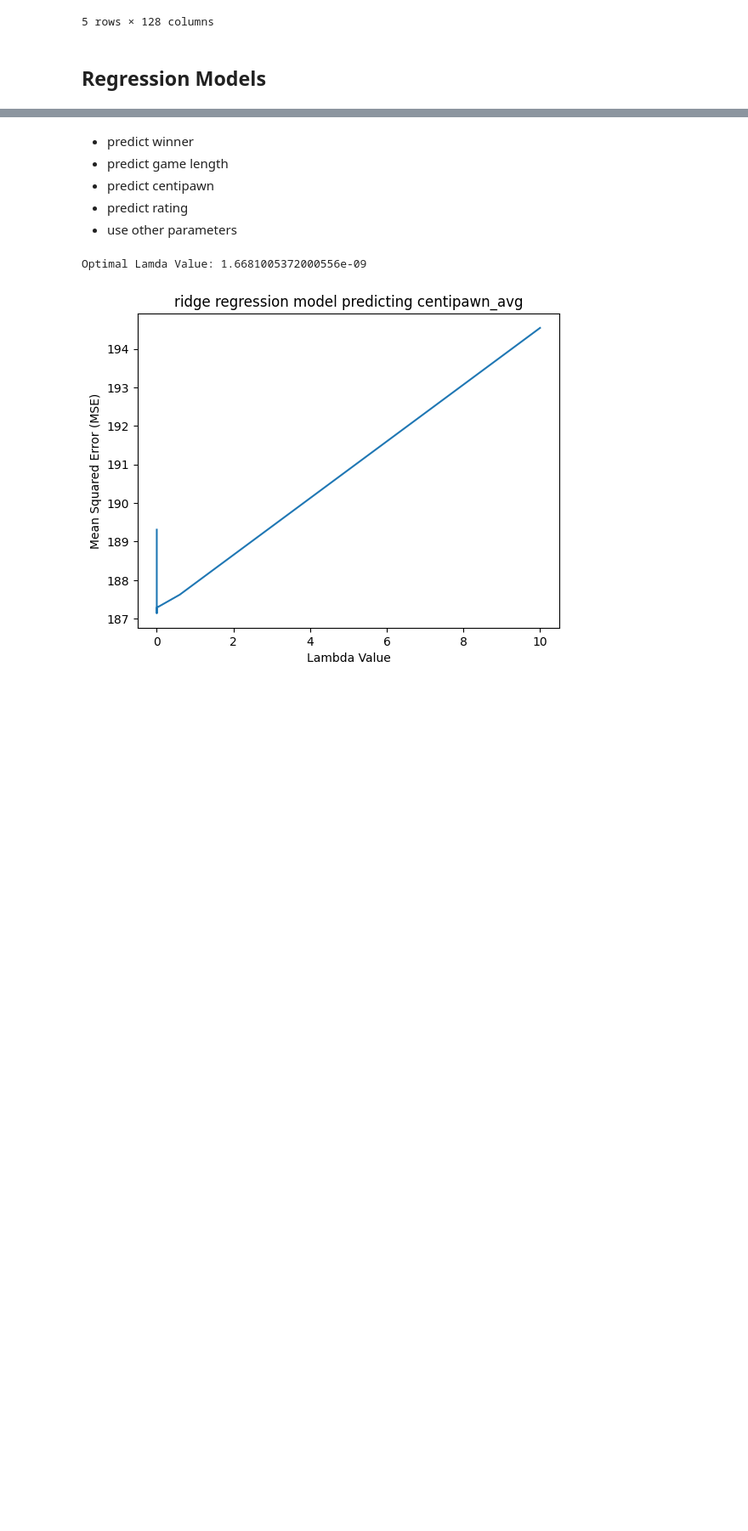
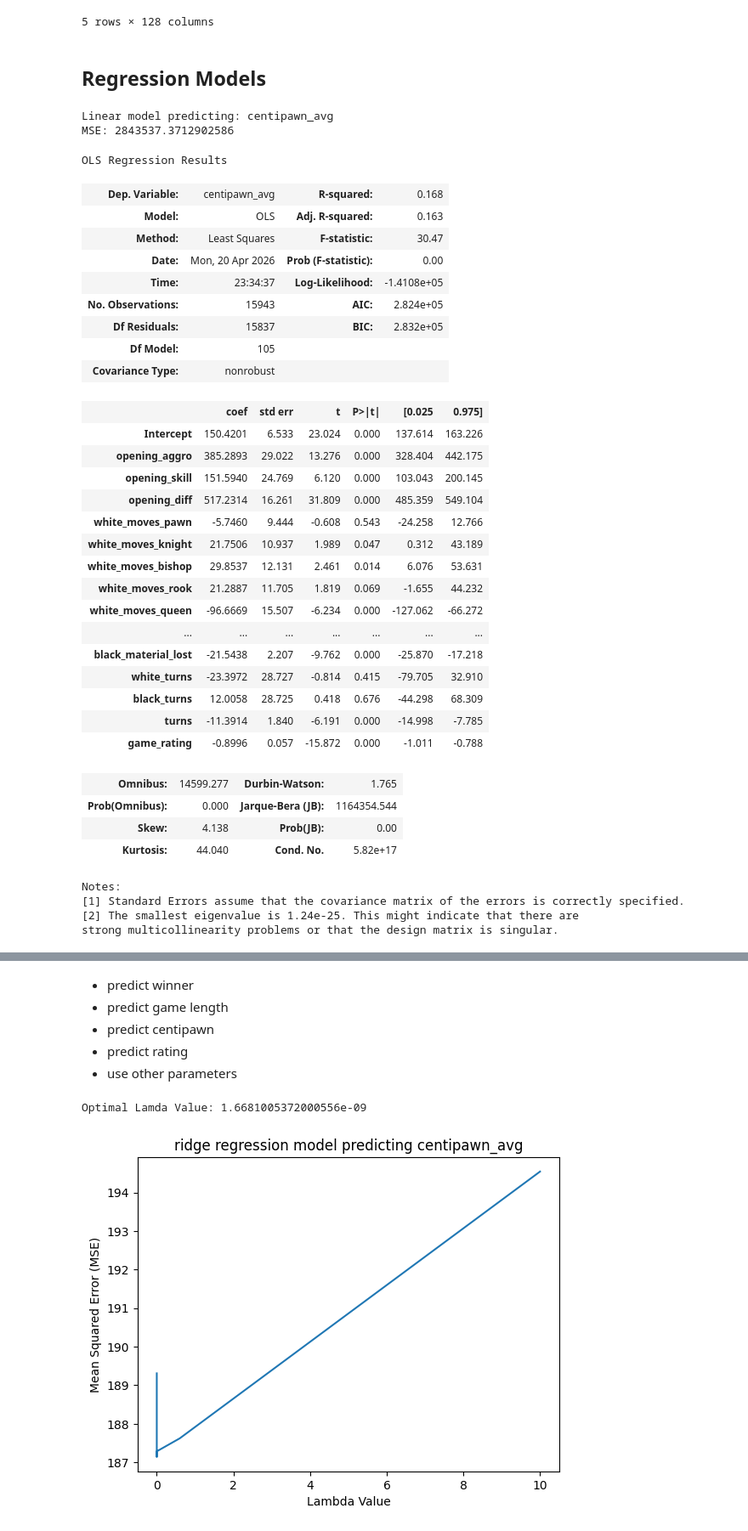
Before and after one commit to T-hawk/chess-ds-final, a Jupyter notebook: kahlil-notebook.ipynb, the cells around one changed output, grey strips where cells are left out. Shown at 85% size. Saved outputs shown, nothing was run; the diff lists cells and outputs as text; code cells hidden in the pictures; blank space fills up the shorter version.

```diff
--- a/kahlil-notebook.ipynb
+++ b/kahlil-notebook.ipynb
@@ -646,3 +599,46 @@ def linearModel(df,ins,outs):
     print(f'Linear model predicting: {outs}')
     print(f'MSE: {mse}')
     display(rating_predict.summary())
+# %%
+ins = list(full_data.iloc[:, 19:].columns)
+ins.append('turns')
+ins.append('game_rating')
+outs = 'centipawn_avg'
+linearModel(full_data,ins,outs)
+# %% [output]
+Linear model predicting: centipawn_avg
+MSE: 2843537.3712902586
+OLS Regression Results
+| Dep. Variable: | centipawn_avg | R-squared: | 0.168 |
+| Model: | OLS | Adj. R-squared: | 0.163 |
+| Method: | Least Squares | F-statistic: | 30.47 |
+| Date: | Mon, 20 Apr 2026 | Prob (F-statistic): | 0.00 |
+| Time: | 23:34:37 | Log-Likelihood: | -1.4108e+05 |
+| No. Observations: | 15943 | AIC: | 2.824e+05 |
+| Df Residuals: | 15837 | BIC: | 2.832e+05 |
+| Df Model: | 105 |  |  |
+| Covariance Type: | nonrobust |  |  |
+|  | coef | std err | t | P>|t| | [0.025 | 0.975] |
+| Intercept | 150.4201 | 6.533 | 23.024 | 0.000 | 137.614 | 163.226 |
+| opening_aggro | 385.2893 | 29.022 | 13.276 | 0.000 | 328.404 | 442.175 |
+| opening_skill | 151.5940 | 24.769 | 6.120 | 0.000 | 103.043 | 200.145 |
+| opening_diff | 517.2314 | 16.261 | 31.809 | 0.000 | 485.359 | 549.104 |
+| white_moves_pawn | -5.7460 | 9.444 | -0.608 | 0.543 | -24.258 | 12.766 |
+| white_moves_knight | 21.7506 | 10.937 | 1.989 | 0.047 | 0.312 | 43.189 |
+| white_moves_bishop | 29.8537 | 12.131 | 2.461 | 0.014 | 6.076 | 53.631 |
+| white_moves_rook | 21.2887 | 11.705 | 1.819 | 0.069 | -1.655 | 44.232 |
+| white_moves_queen | -96.6669 | 15.507 | -6.234 | 0.000 | -127.062 | -66.272 |
+| ... | ... | ... | ... | ... | ... | ... |
+| black_material_lost | -21.5438 | 2.207 | -9.762 | 0.000 | -25.870 | -17.218 |
+| white_turns | -23.3972 | 28.727 | -0.814 | 0.415 | -79.705 | 32.910 |
+| black_turns | 12.0058 | 28.725 | 0.418 | 0.676 | -44.298 | 68.309 |
+| turns | -11.3914 | 1.840 | -6.191 | 0.000 | -14.998 | -7.785 |
+| game_rating | -0.8996 | 0.057 | -15.872 | 0.000 | -1.011 | -0.788 |
+| Omnibus: | 14599.277 | Durbin-Watson: | 1.765 |
+| Prob(Omnibus): | 0.000 | Jarque-Bera (JB): | 1164354.544 |
+| Skew: | 4.138 | Prob(JB): | 0.00 |
+| Kurtosis: | 44.040 | Cond. No. | 5.82e+17 |
+Notes:
+[1] Standard Errors assume that the covariance matrix of the errors is correctly specified.
+[2] The smallest eigenvalue is 1.24e-25. This might indicate that there are
+strong multicollinearity problems or that the design matrix is singular.
```
Also changed, not shown: parts of 5 cells of this notebook, 1 other file.
